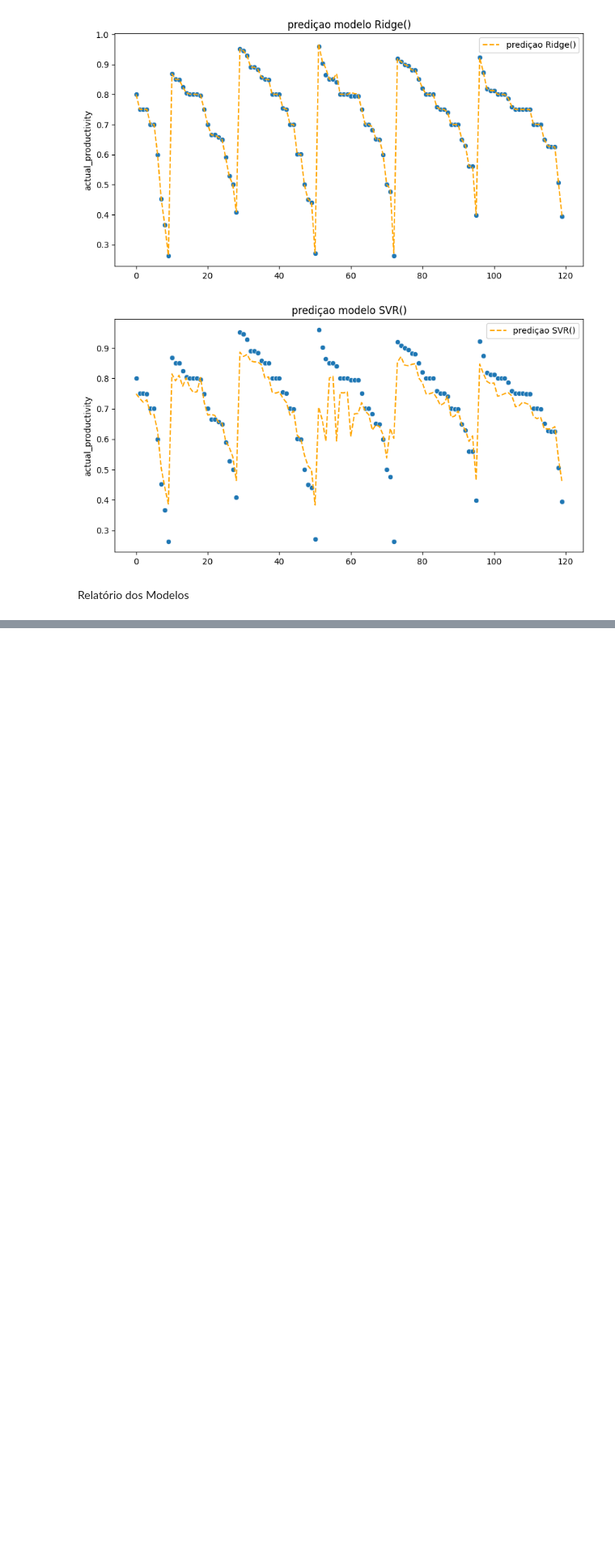
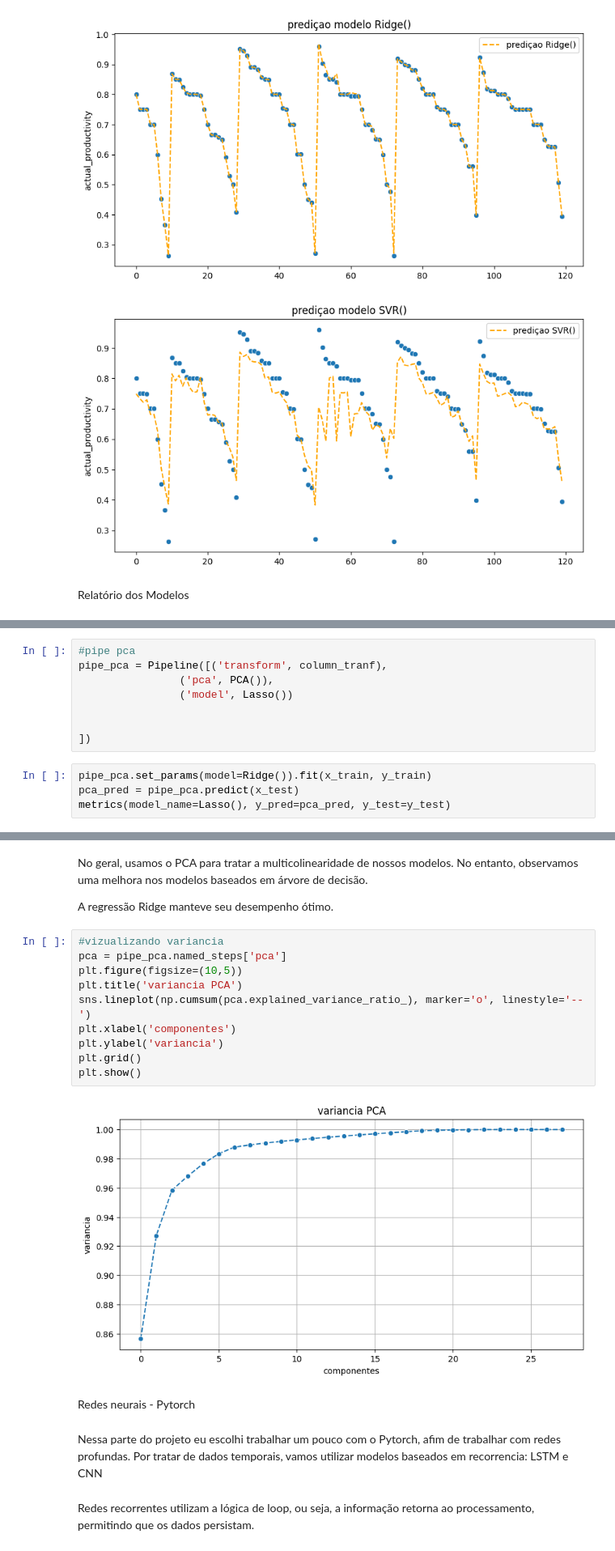
Before and after one commit to WesleySouza13/PRODUCTIVITY-PREDICTION-, a Jupyter notebook: Jupyter_notebook.ipynb, the cells around one changed output, grey strips where cells are left out. Shown at 81% size. Drawn from its saved outputs; the diff is of its cells as text; blank space fills up the shorter version.

Commit message:
add: usando pca em modelos sklearn/criaçao lstm

```diff
--- a/Jupyter_notebook.ipynb
+++ b/Jupyter_notebook.ipynb
@@ -646,0 +721,12 @@ Regressao de Ridge (testes)
+# %%
+#pipe pca
+pipe_pca = Pipeline([('transform', column_tranf),
+                ('pca', PCA()),
+                ('model', Lasso())
+
+
+])
+# %%
+pipe_pca.set_params(model=Ridge()).fit(x_train, y_train)
+pca_pred = pipe_pca.predict(x_test)
+metrics(model_name=Lasso(), y_pred=pca_pred, y_test=y_test)
@@ -646,0 +763,23 @@ Regressao de Ridge (testes)
+# %% [markdown]
+No geral, usamos o PCA para tratar a multicolinearidade de nossos modelos. No entanto, observamos uma melhora nos modelos baseados em árvore de decisão.
+
+A regressão Ridge manteve seu desempenho ótimo.
+# %%
+#vizualizando variancia
+pca = pipe_pca.named_steps['pca']
+plt.figure(figsize=(10,5))
+plt.title('variancia PCA')
+sns.lineplot(np.cumsum(pca.explained_variance_ratio_), marker='o', linestyle='--')
+plt.xlabel('componentes')
+plt.ylabel('variancia')
+plt.grid()
+plt.show()
+# %% [output]
+[figure, added]
+# %% [markdown]
+Redes neurais - Pytorch
+# %% [markdown]
+Nessa parte do projeto eu escolhi trabalhar um pouco com o Pytorch, afim de trabalhar com redes profundas.
+Por tratar de dados temporais, vamos utilizar modelos baseados em recorrencia: LSTM e CNN
+# %% [markdown]
+Redes recorrentes utilizam a lógica de loop, ou seja, a informação retorna ao processamento, permitindo que os dados persistam.
```
Also changed, not shown: parts of 29 cells of this notebook, 1 other file.
